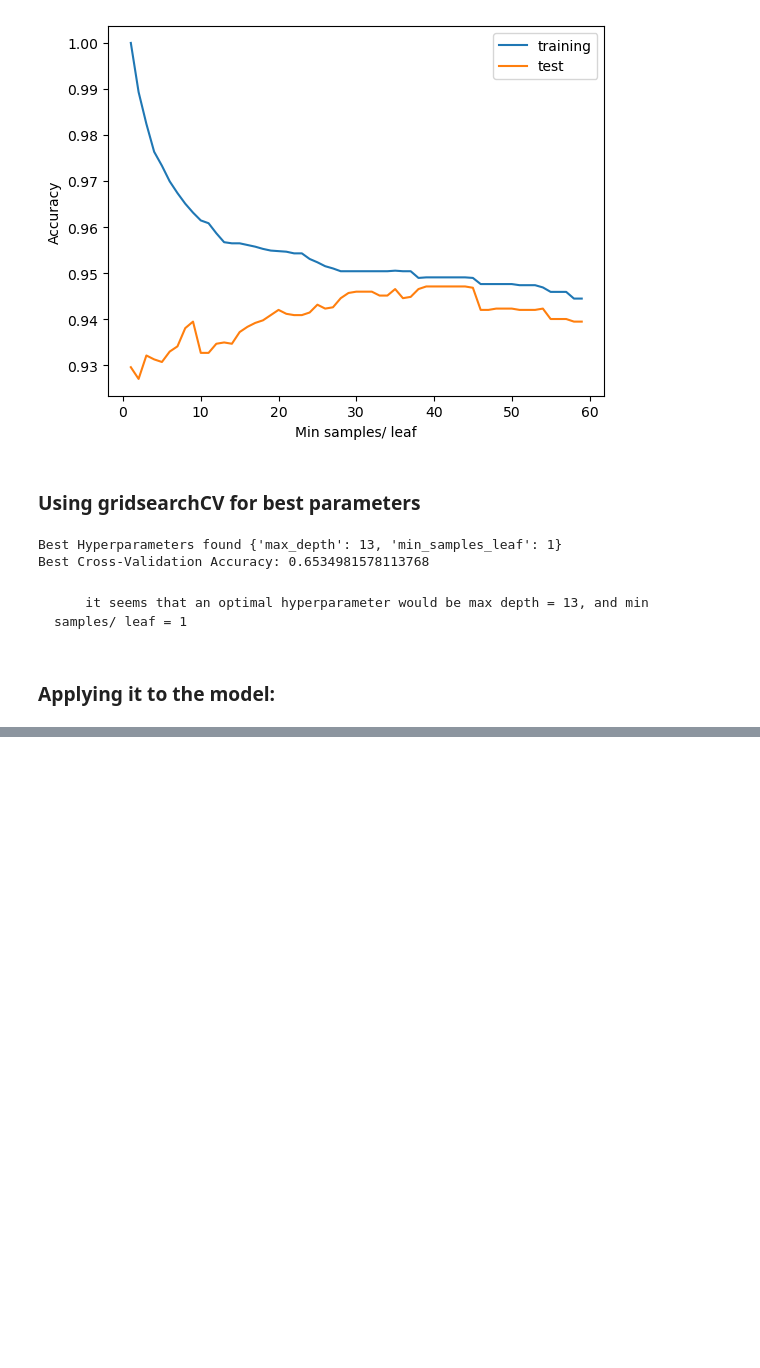
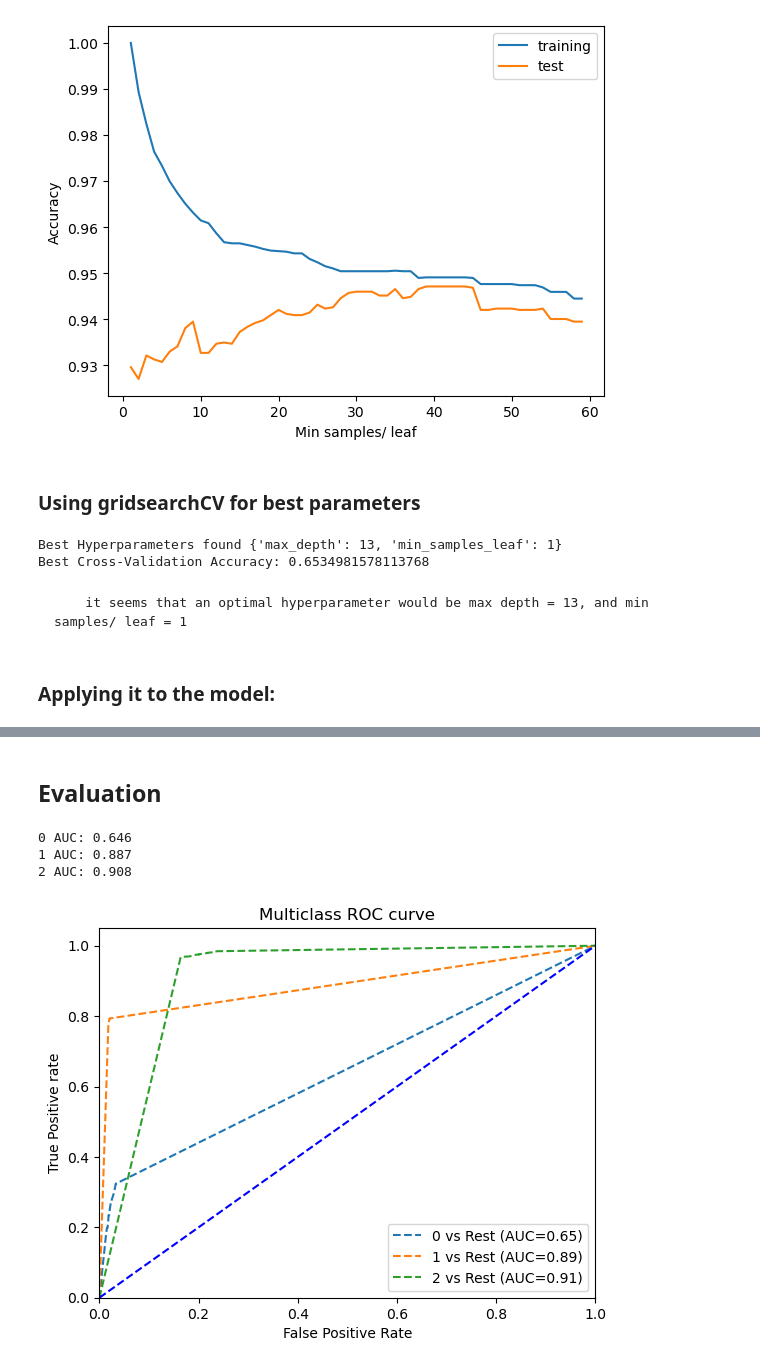
Before and after one commit to marvv0905/ISOM3360-project, a Jupyter notebook: model_decisionTree.ipynb, the cells around one changed output, grey strips where cells are left out. Saved outputs shown, nothing was run; the diff lists cells and outputs as text; code cells hidden in the pictures; blank space fills up the shorter version.

Commit message:
Added summary and ROC curve for decision tree model

```diff
--- a/model_decisionTree.ipynb
+++ b/model_decisionTree.ipynb
@@ -190,0 +191,40 @@ Training data accuracy = 0.98691226369365
+# %% [markdown]
+## Evaluation
+# %%
+from sklearn.metrics import roc_curve, auc
+from sklearn.preprocessing import label_binarize
+
+y_score = final_model.predict_proba(x_test)
+classes = list(final_model.classes_)
+y_test_bin = label_binarize(y_test, classes=classes)
+
+for i, cls in enumerate(classes):
+    fpr, tpr, _ = roc_curve(y_test_bin[:, i], y_score[:,i])
+    print(f"{cls} AUC: {auc(fpr, tpr):.3f}")
+
+roc_auc = dict()
+fpr = dict()
+tpr = dict()
+thresh = dict()
+
+for i in range(len(classes)):
+    fpr[i], tpr[i], thresh[i] = roc_curve(y_test_bin[:,i], y_score[:,i])
+    roc_auc[i] = auc(fpr[i], tpr[i])
+
+    # plotting
+    plt.plot(fpr[i], tpr[i], linestyle='--',
+             label='%s vs Rest (AUC=%0.2f)'%(classes[i],roc_auc[i]))
+
+plt.plot([0,1],[0,1],'b--')
+plt.xlim([0,1])
+plt.ylim([0,1.05])
+plt.title('Multiclass ROC curve')
+plt.xlabel('False Positive Rate')
+plt.ylabel('True Positive rate')
+plt.legend(loc='lower right')
+plt.show()
+# %% [output]
+0 AUC: 0.646
+1 AUC: 0.887
+2 AUC: 0.908
+[figure, added]
```
Also changed, not shown: parts of 6 cells of this notebook.
